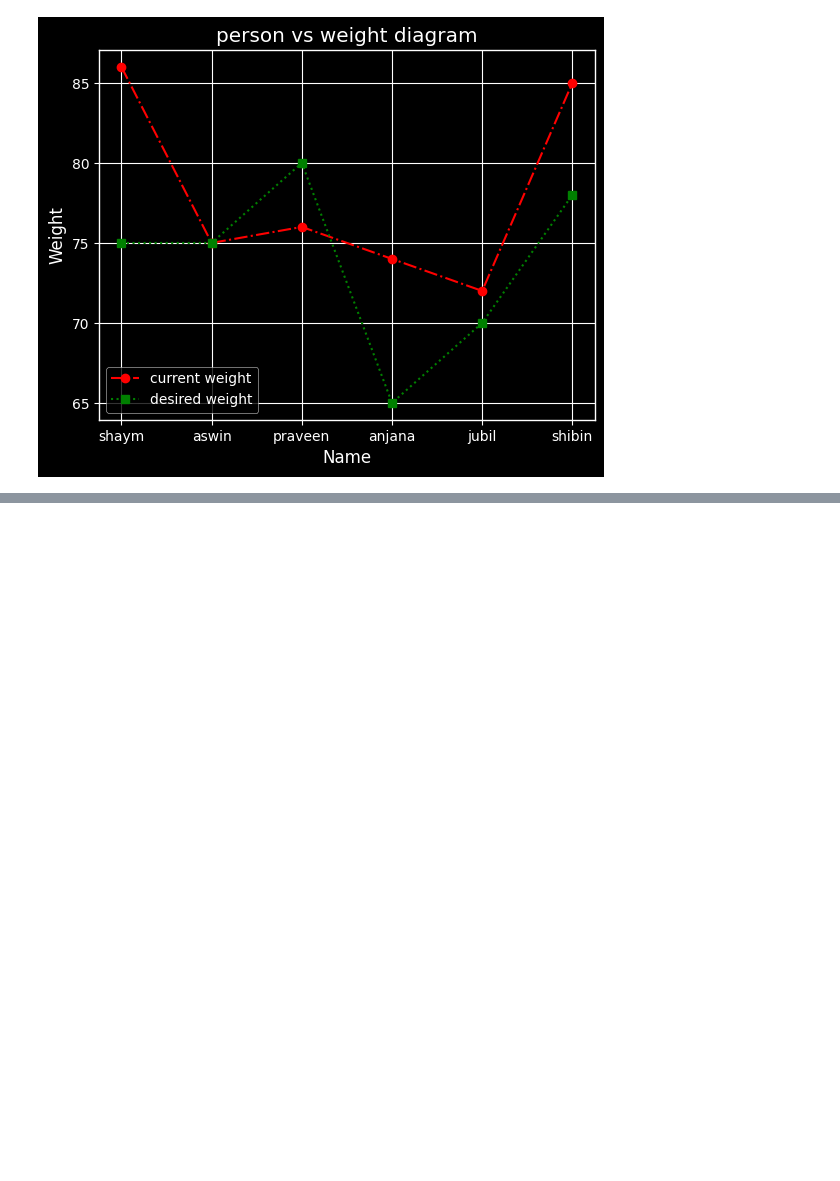
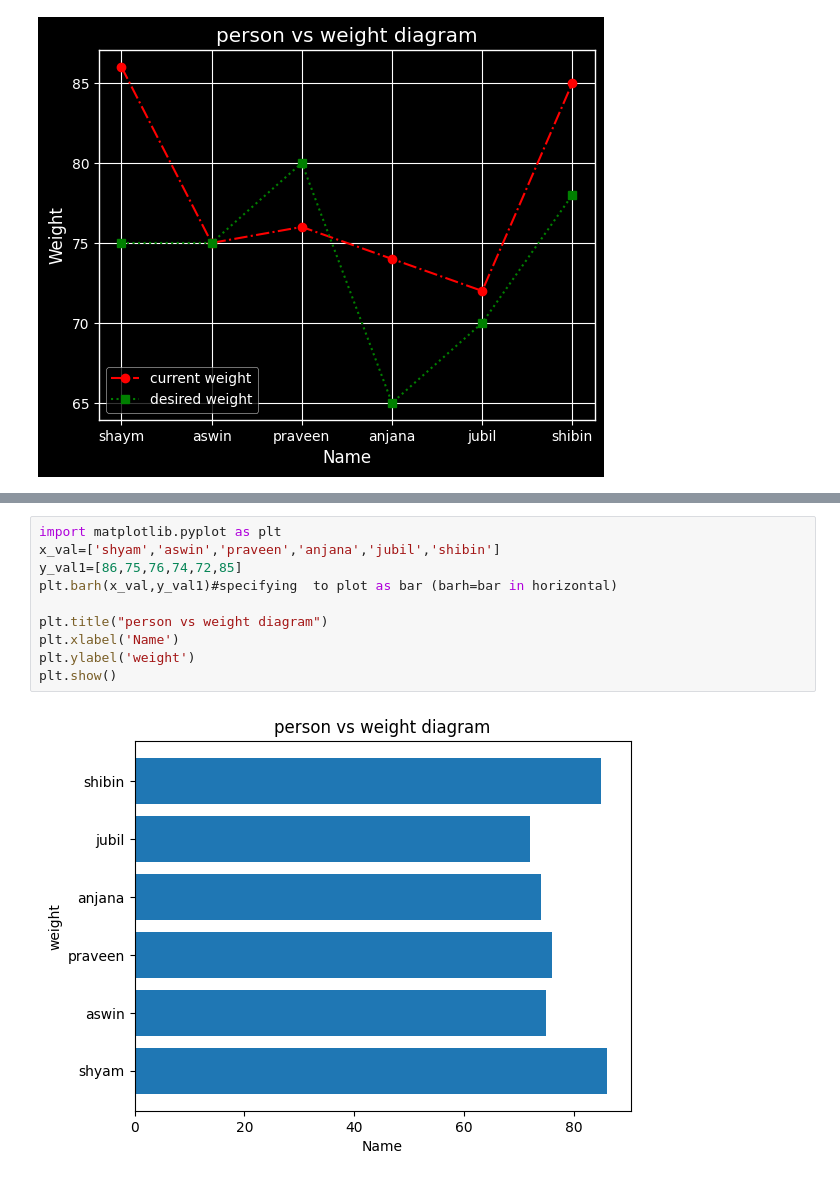
Before and after one commit to shimnasherin73/python-basics, a Jupyter notebook: matplotlib.ipynb, the cells around one changed output, grey strips where cells are left out. Drawn from its saved outputs; the diff is of its cells as text; blank space fills up the shorter version.

```diff
--- a/matplotlib.ipynb
+++ b/matplotlib.ipynb
@@ -224,0 +320,12 @@ plt.show()
+# %%
+import matplotlib.pyplot as plt
+x_val=['shyam','aswin','praveen','anjana','jubil','shibin']
+y_val1=[86,75,76,74,72,85]
+plt.barh(x_val,y_val1)#specifying  to plot as bar (barh=bar in horizontal)
+
+plt.title("person vs weight diagram")
+plt.xlabel('Name')
+plt.ylabel('weight')
+plt.show()
+# %% [output]
+[figure, added]
```
Also changed, not shown: parts of 23 cells of this notebook.
